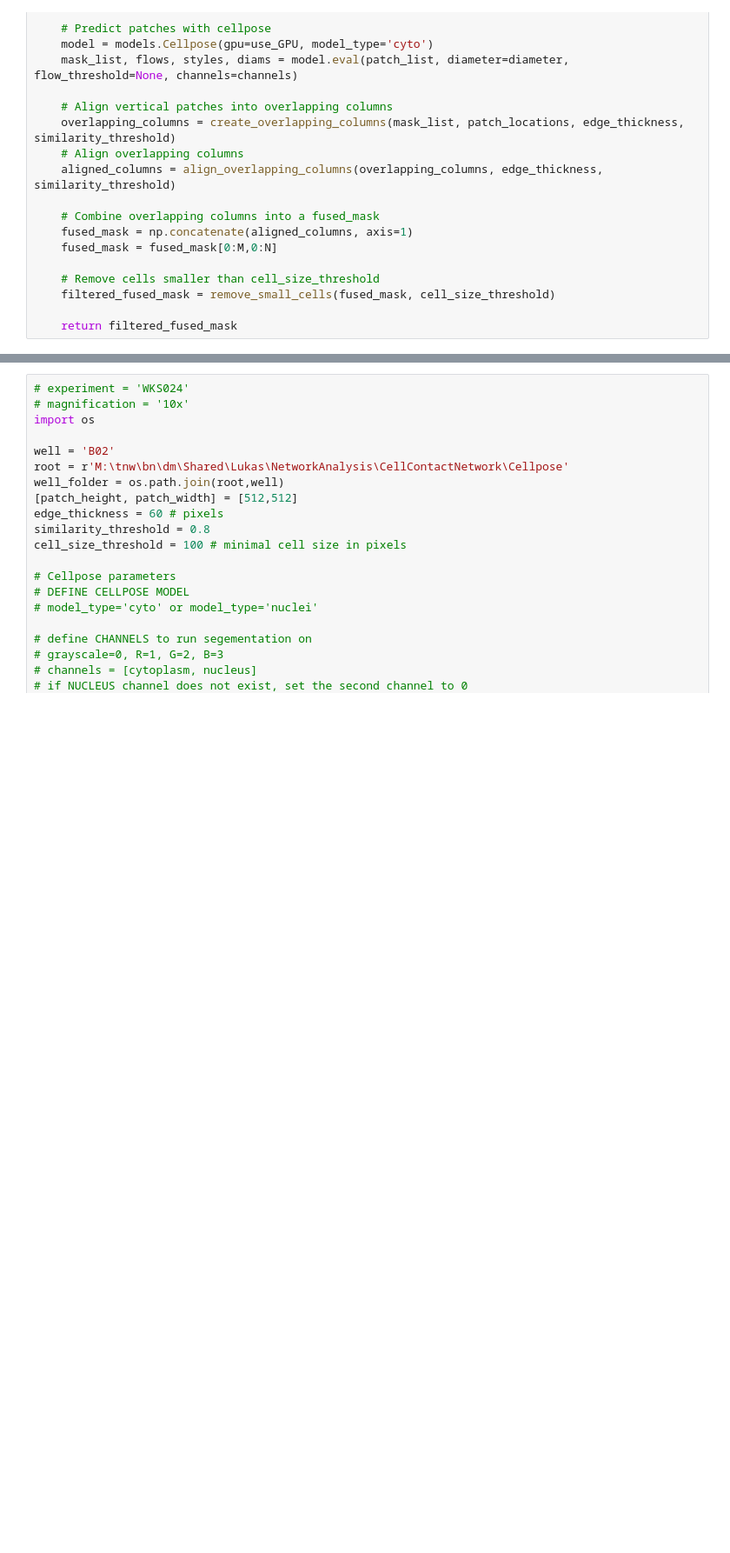
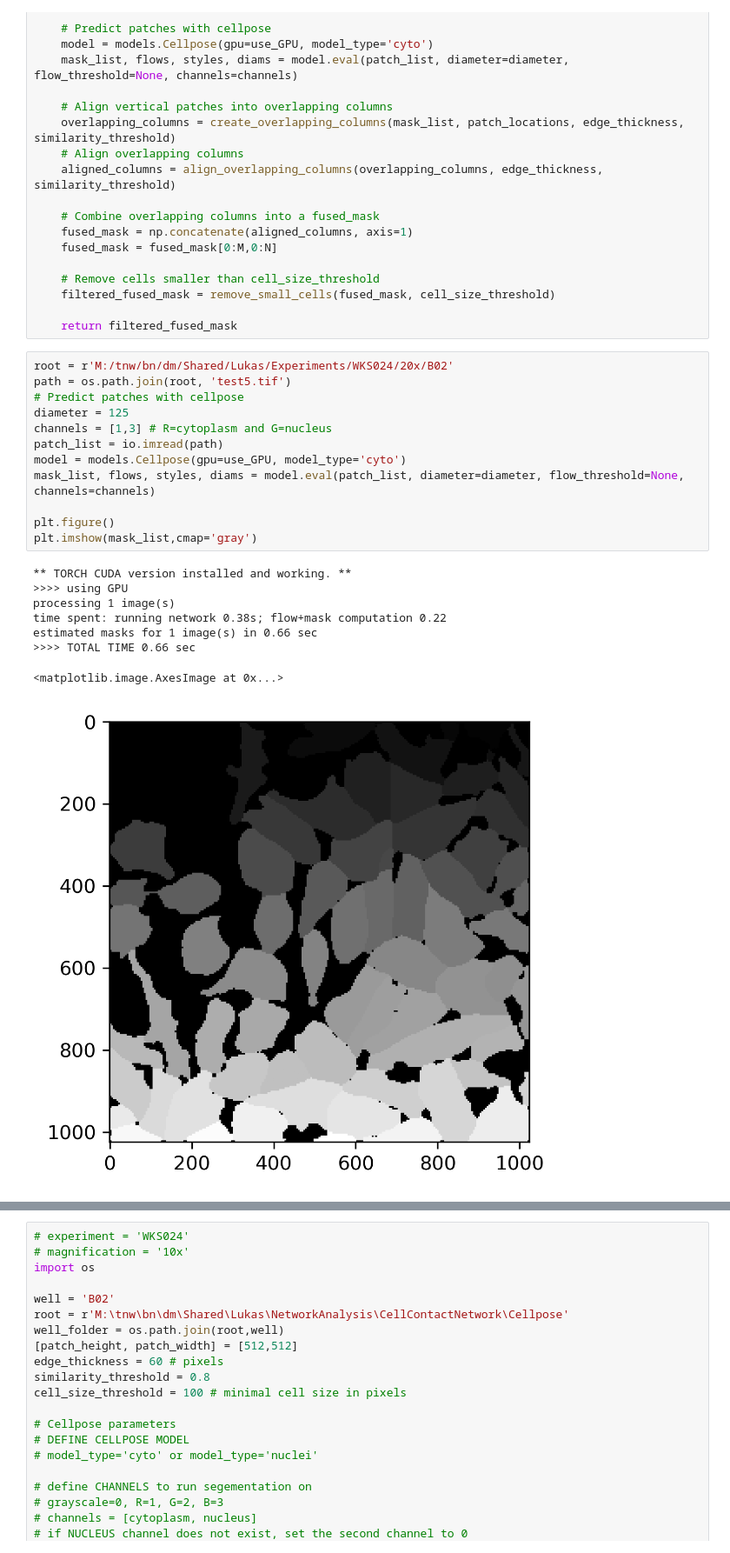
Before and after one commit to CLM17/CellContactNetwork, a Jupyter notebook: Cellpose/Cellpose_fuse_segmentations.ipynb, the cells around one changed output, grey strips where cells are left out. Shown: that part at 87% size. Saved outputs shown, nothing was run; the diff lists cells and outputs as text; blank space fills up the shorter version.

```diff
--- a/Cellpose/Cellpose_fuse_segmentations.ipynb
+++ b/Cellpose/Cellpose_fuse_segmentations.ipynb
@@ -333,3 +333,24 @@ def segment_fused_image_with_cellpose(path_to_well_folder, well, diameter, chann
     filtered_fused_mask = remove_small_cells(fused_mask, cell_size_threshold)
 
     return filtered_fused_mask
+# %%
+root = r'M:/tnw/bn/dm/Shared/Lukas/Experiments/WKS024/20x/B02'
+path = os.path.join(root, 'test5.tif')
+# Predict patches with cellpose
+diameter = 125
+channels = [1,3] # R=cytoplasm and G=nucleus
+patch_list = io.imread(path)
+model = models.Cellpose(gpu=use_GPU, model_type='cyto')
+mask_list, flows, styles, diams = model.eval(patch_list, diameter=diameter, flow_threshold=None, channels=channels)
+
+plt.figure()
+plt.imshow(mask_list,cmap='gray')
+# %% [output]
+** TORCH CUDA version installed and working. **
+>>>> using GPU
+processing 1 image(s)
+time spent: running network 0.38s; flow+mask computation 0.22
+estimated masks for 1 image(s) in 0.66 sec
+>>>> TOTAL TIME 0.66 sec
+<matplotlib.image.AxesImage at 0x...>
+[figure, added]
```
Also changed, not shown: parts of 1 cell of this notebook, 2 other files.
